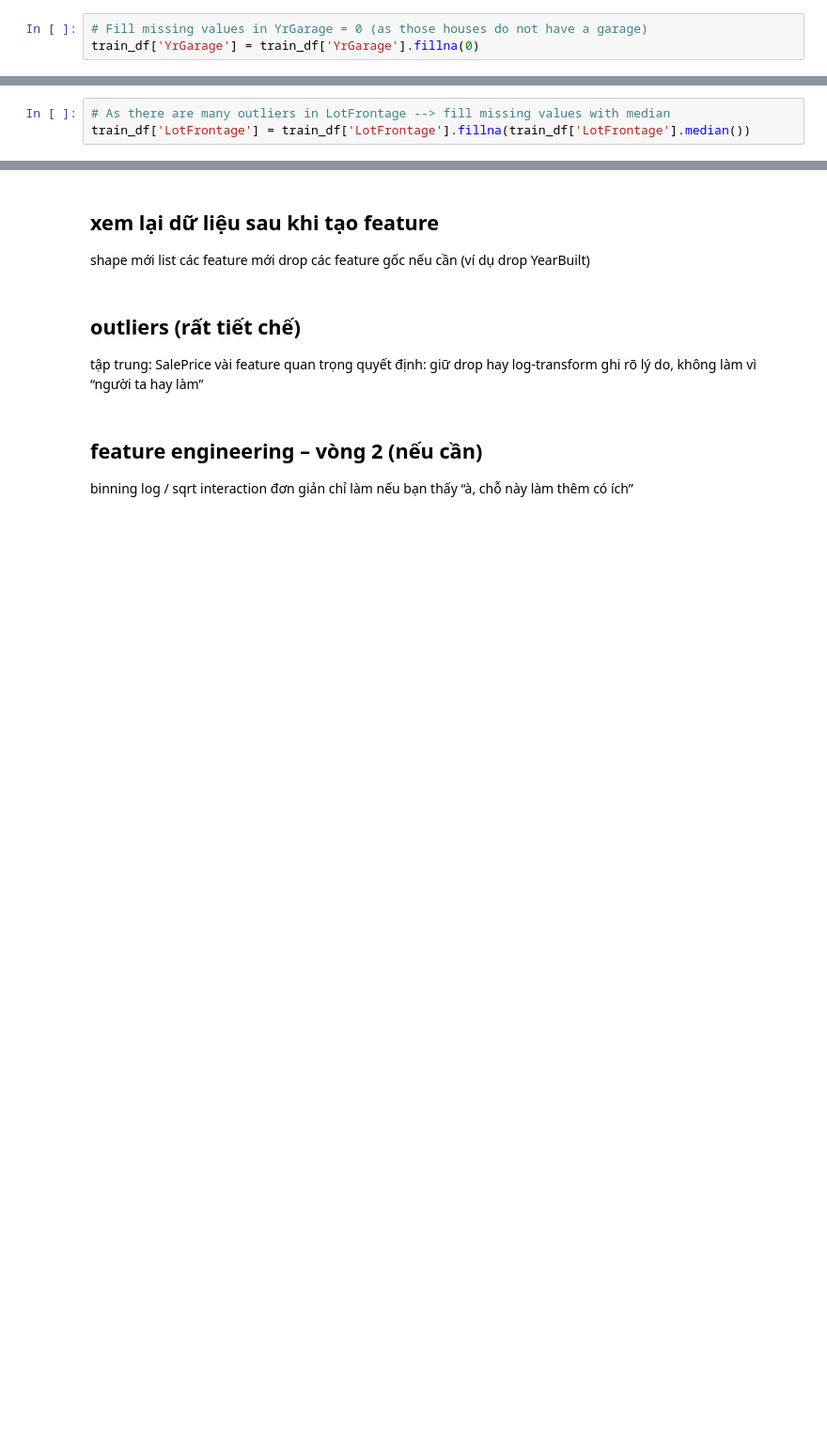
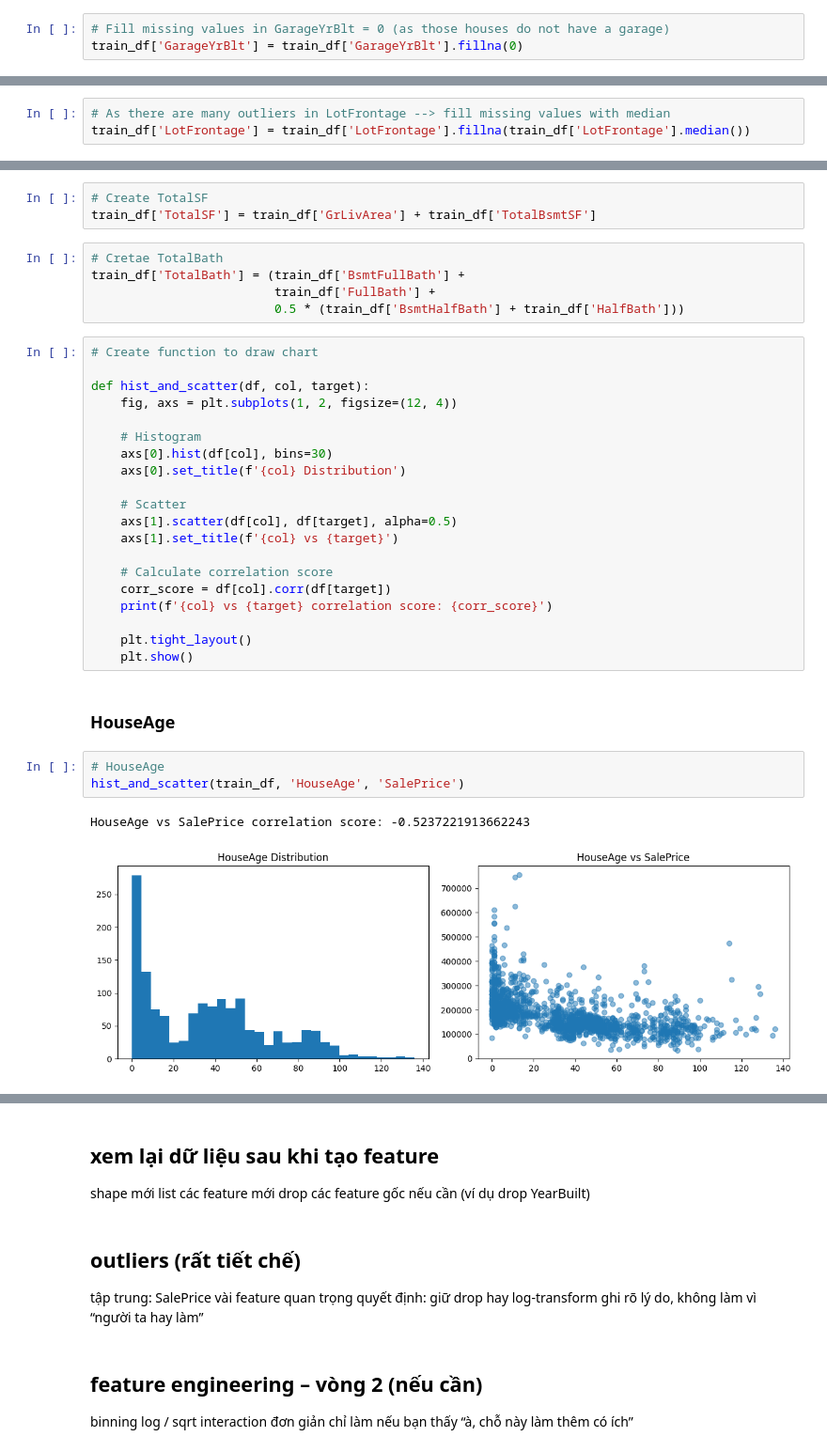
Before and after one commit to nh-adorie/adorie-data-projects, a Jupyter notebook: house-prices/01_eda_features_engineering.ipynb, the cells around one changed output, grey strips where cells are left out. Shown at 94% size. Cells and saved outputs as stored; diff of their text form; blank space fills up the shorter version.

```diff
--- a/house-prices/01_eda_features_engineering.ipynb
+++ b/house-prices/01_eda_features_engineering.ipynb
@@ -209,5 +209,5 @@ train_df[train_df['MasVnrArea'].isnull()]
 train_df['MasVnrArea'] = train_df['MasVnrArea'].fillna(0)
 train_df['MasVnrType'] = train_df['MasVnrType'].fillna("None")
 # %%
-# Fill missing values in YrGarage = 0 (as those houses do not have a garage)
-train_df['YrGarage'] = train_df['YrGarage'].fillna(0)
+# Fill missing values in GarageYrBlt = 0 (as those houses do not have a garage)
+train_df['GarageYrBlt'] = train_df['GarageYrBlt'].fillna(0)
@@ -252,3 +246,39 @@ numeric.append('YrGarage')
 
 # drop year columns
 train_df = train_df.drop(['YearBuilt', 'YearRemodAdd', 'YrSold', 'GarageYrBlt'], axis=1)
+# %%
+# Create TotalSF
+train_df['TotalSF'] = train_df['GrLivArea'] + train_df['TotalBsmtSF']
+# %%
+# Cretae TotalBath
+train_df['TotalBath'] = (train_df['BsmtFullBath'] +
+                         train_df['FullBath'] +
+                         0.5 * (train_df['BsmtHalfBath'] + train_df['HalfBath']))
+# %%
+# Create function to draw chart
+
+def hist_and_scatter(df, col, target):
+    fig, axs = plt.subplots(1, 2, figsize=(12, 4))
+
+    # Histogram
+    axs[0].hist(df[col], bins=30)
+    axs[0].set_title(f'{col} Distribution')
+
+    # Scatter
+    axs[1].scatter(df[col], df[target], alpha=0.5)
+    axs[1].set_title(f'{col} vs {target}')
+
+    # Calculate correlation score
+    corr_score = df[col].corr(df[target])
+    print(f'{col} vs {target} correlation score: {corr_score}')
+
+    plt.tight_layout()
+    plt.show()
+# %% [markdown]
+### HouseAge
+# %%
+# HouseAge
+hist_and_scatter(train_df, 'HouseAge', 'SalePrice')
+# %% [output]
+HouseAge vs SalePrice correlation score: -0.5237221913662243
+[figure, added]
```
Also changed, not shown: parts of 17 cells of this notebook.
